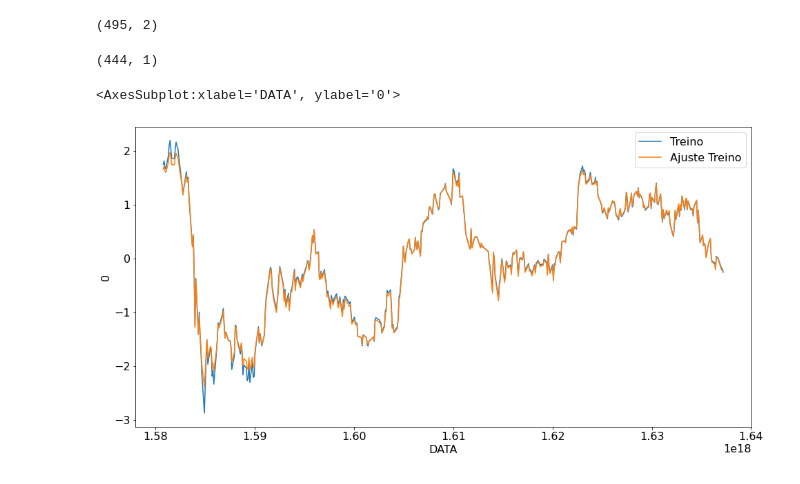
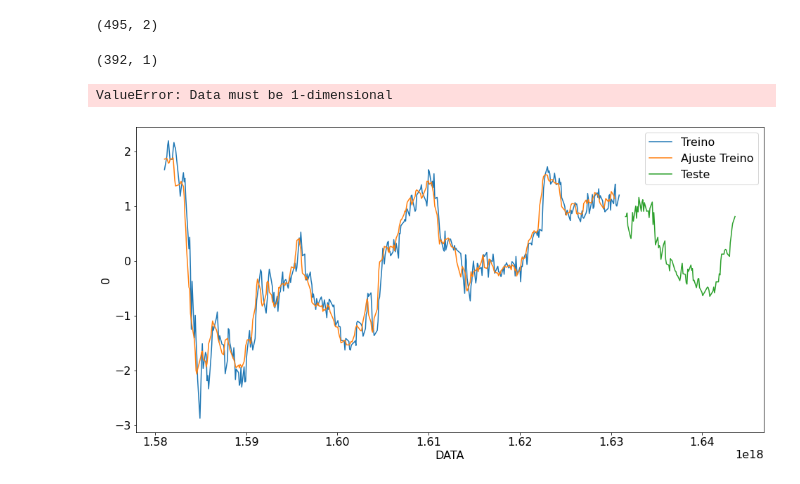
Before and after one commit to arthur-pedro/ml-stock-keras, a Jupyter notebook: main.ipynb, the cells around one changed output. Saved outputs shown, nothing was run; the diff lists cells and outputs as text; code cells hidden in the pictures.

```diff
--- a/main.ipynb
+++ b/main.ipynb
@@ -99,7 +99,7 @@ y_train = y[0:len_train]
 x_test = x[len_train:len(data)]
 y_test = y[len_train:len(data)]
 # %%
-new_x_train, new_y_train = data_separator(pd.DataFrame(y_train)[0] , 1)
+new_x_train, new_y_train = data_separator(pd.DataFrame(y_train)[0] , 4)
 # %%
 new_x_train[0:5]
 # %% [output]
@@ -115,5 +115,5 @@ array([1.7469983 , 1.81028376, 1.69426042, 1.66261769, 1.90521195])
 # %%
-new_x_test, new_y_test = data_separator(pd.DataFrame(y_test)[0] , 1)
+new_x_test, new_y_test = data_separator(pd.DataFrame(y_test)[0] , 4)
 # %%
 new_x_train[0:5]
 # %% [output]
@@ -142,7 +142,7 @@ regressor = Sequential()
 #Valor somado
 #input_dim -> dimensão da camada de entrada
 #Formando asism z = Wx + b ou y = aX + b
-regressor.add(Dense(8, input_dim=1, kernel_initializer='ones', activation='linear', use_bias=False))
+regressor.add(Dense(8, input_dim=4, kernel_initializer='ones', activation='linear', use_bias=False))
 regressor.add(Dense(64, kernel_initializer='random_uniform', activation='sigmoid', use_bias=False))
 regressor.add(Dense(1, kernel_initializer='random_uniform', activation='linear', use_bias=False))
 #mean_squad_error -> Mede diferença da estimativa
@@ -196,4 +194,4 @@ data.shape
 # %%
 y_predict.shape
 # %% [output]
-(444, 1)
+(392, 1)
@@ -200,8 +200,10 @@ y_predict.shape
+# %%
+new_result = pd.DataFrame(y_predict_test)
 # %%
-# sns.lineplot(x=x_train, y=y_train, label='Treino')
-# sns.lineplot(x=x_train, y=y_predict[:,0], label='Ajuste Treino')
-sns.lineplot(x='DATA', y=new_y_train, data=data[1:len_train], label='Treino')
-sns.lineplot(x='DATA', y=pd.DataFrame(y_predict)[0], data=data[1:len_train], label='Ajuste Treino')
+sns.lineplot(x='DATA', y=new_y_train, data=data[4:len_train], label='Treino')
+sns.lineplot(x='DATA', y=pd.DataFrame(y_predict)[0], data=data[4:len_train], label='Ajuste Treino')
+sns.lineplot(x='DATA', y=new_y_test, data=data[len_train + 4:], label='Teste')
+sns.lineplot(x='DATA', y=new_result.values, data=data[len_train + 4:], label='Previsão')
 # %% [output]
-<AxesSubplot:xlabel='DATA', ylabel='0'>
+ValueError: Data must be 1-dimensional
-[figure, old version]
+[figure, new version]
```
Also changed, not shown: parts of 19 cells of this notebook.
